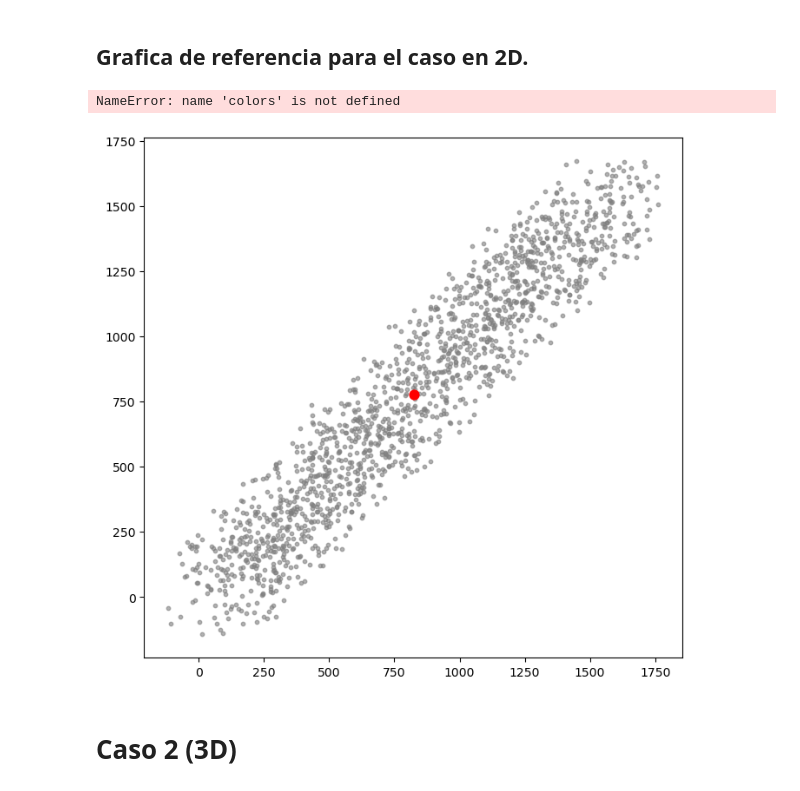
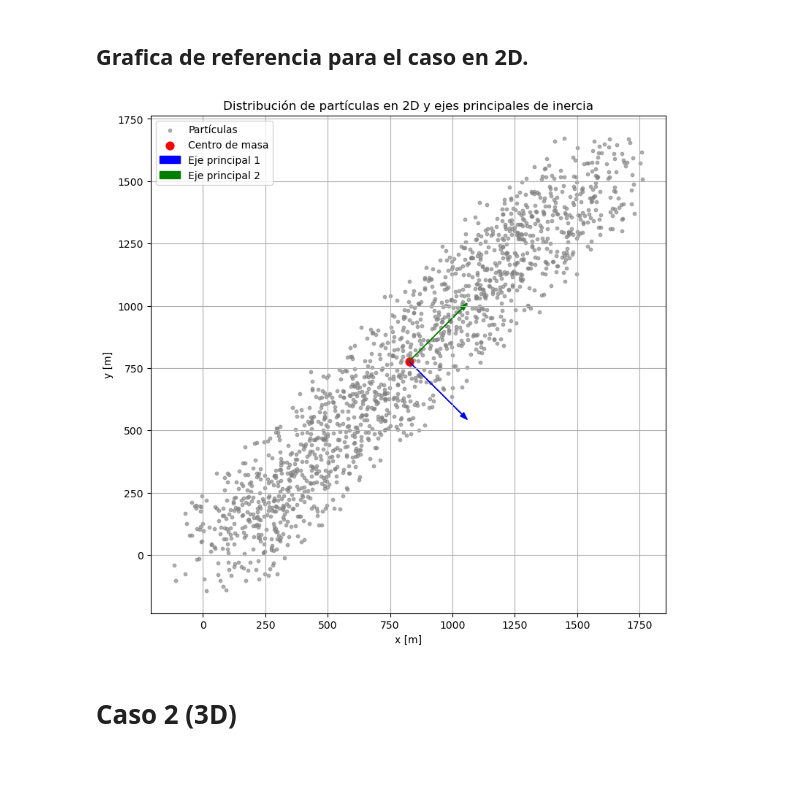
Before and after one commit to MiguelSAQ/Universidad-Industrial-de-Santander, a Jupyter notebook: Mecanica Clasica/Autovalores/TensoresAutovaloresClasica.ipynb, the cells around one changed output. Saved outputs shown, nothing was run; the diff lists cells and outputs as text; code cells hidden in the pictures.

```diff
--- a/Mecanica Clasica/Autovalores/TensoresAutovaloresClasica.ipynb
+++ b/Mecanica Clasica/Autovalores/TensoresAutovaloresClasica.ipynb
@@ -5,7 +5,7 @@ import matplotlib.pyplot as plt
 from mpl_toolkits.mplot3d import Axes3D
 # %%
 # Cargar el archivo .csv
-Data = pd.read_csv("datosmasas.csv")
+Data = pd.read_csv("datosmasas.xls")
 
 # Listas
 masas = Data["masas"].values         # Masas
@@ -259,33 +259,33 @@ Donde $\lambda_1$ y $\lambda_2$ son los momentos principales de inercia del sist
 # %%
 # Crear figura y ejes
 fig, ax = plt.subplots(figsize=(8, 8))
 ax.set_aspect('equal')
 
 # 1. Graficar partículas
 ax.scatter(x, y, s=10, c='gray', alpha=0.6, label='Partículas')
 
 # 2. Graficar centro de masa
 ax.scatter(*R_cm_2d, color='red', s=60, label='Centro de masa')
 
 # 3. Graficar ejes principales (autovectores escalados)
 scale = 300  # Factor de escala visual
+colors = ['blue', 'green']
 for i in range(2):
     vec = eigenvectors_2d[:, i]  # Autovector
     ax.arrow(R_cm_2d[0], R_cm_2d[1], scale * vec[0], scale * vec[1],
              head_width=20, head_length=30, color=colors[i],
              label=f'Eje principal {i+1}')
 
 # Etiquetas y estética
 ax.set_xlabel("x [m]")
 ax.set_ylabel("y [m]")
 ax.set_title("Distribución de partículas en 2D y ejes principales de inercia")
 ax.grid(True)
 ax.legend()
 plt.tight_layout()
 plt.show()
 # %% [output]
-NameError: name 'colors' is not defined
-[figure, old version]
+[figure, new version]
 # %% [markdown]
 # **Caso 2 (3D)**
 # %% [markdown]
```
Also changed, not shown: parts of 6 cells of this notebook, 58 other files.
